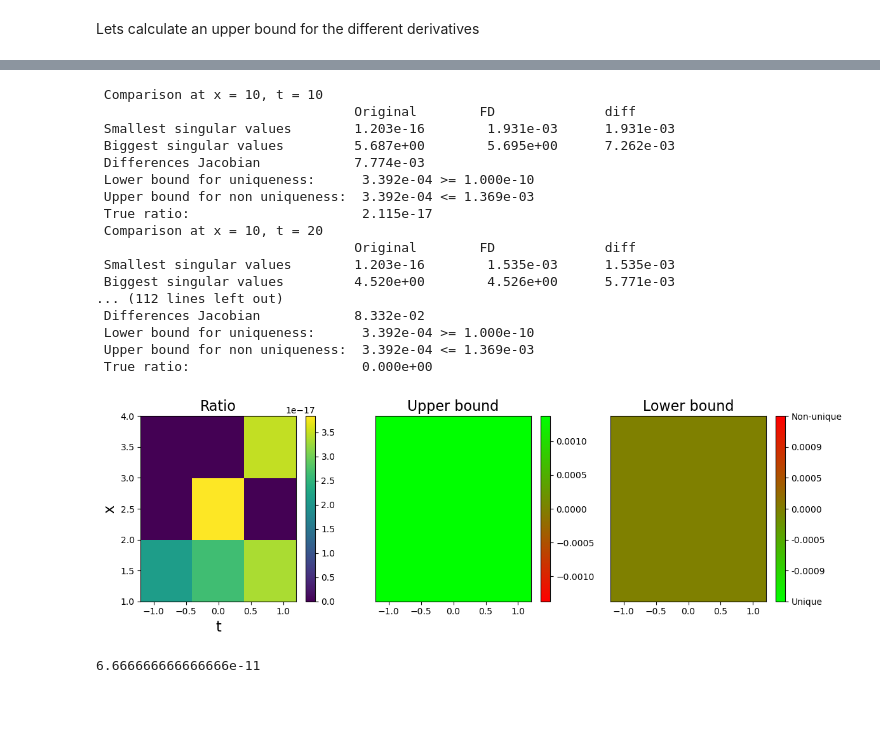
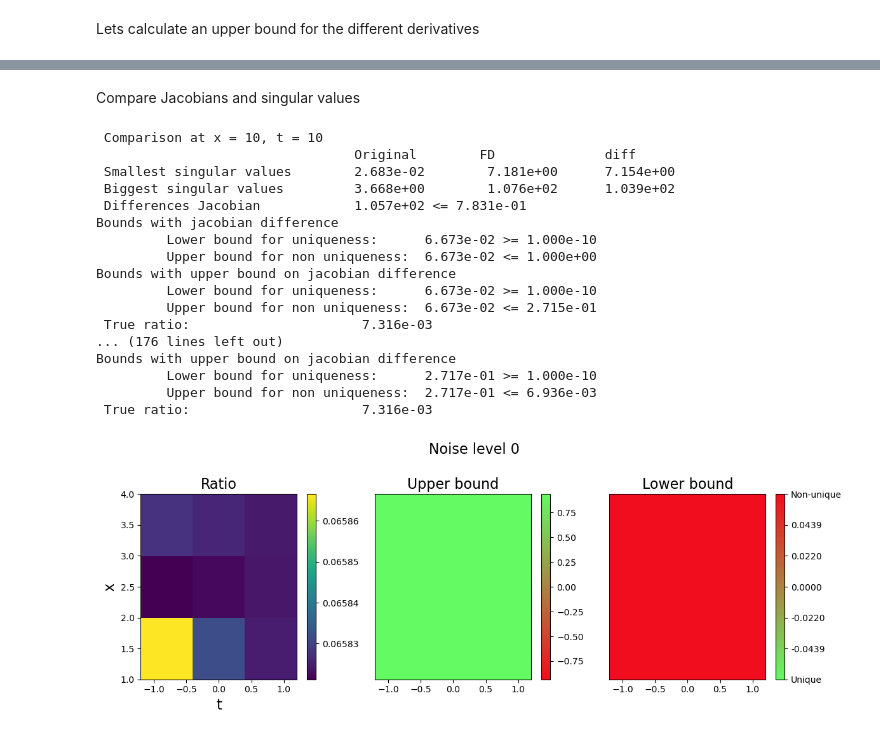
Before and after one commit to HillaryHauger/robust-identifiability-symbolic-recovery, a Jupyter notebook: Noise Analysis/JRC_analysis.ipynb, the cells around one changed output, grey strips where cells are left out. Drawn from its saved outputs; the diff is of its cells as text; code cells hidden in the pictures; blank space fills up the shorter version.

Commit message:
Added first noise analysis and error boundsounds on the jacobian for an easy example

```diff
--- a/Noise Analysis/JRC_analysis.ipynb
+++ b/Noise Analysis/JRC_analysis.ipynb
@@ -108,5 +250,17 @@ print(f" |utx_fd - utx|\t= {np.linalg.norm(utx_fd-utx):.3e} <= {bound_utx:.3e}")
+# %% [markdown]
+Compare Jacobians and singular values
+# %%
+def get_upper_bound_jacobian(eps,fd_order,Cut,Cux,Cuxx,Cutx,dt,dx,Cxi=1.0):
+
+    bound_ut = upper_bound_central_differences(eps,fd_order,order_derivative=1,Cu=Cut,Cxi=Cxi,h=dt)
+    bound_ux = upper_bound_central_differences(eps,fd_order,order_derivative=1,Cu=Cux,Cxi=Cxi,h=dx)
+    bound_uxx = upper_bound_central_differences(eps,fd_order,order_derivative=2,Cu=Cuxx,Cxi=Cxi,h=dx)
+    bound_utx = upper_bound_central_differences(bound_ut,fd_order,order_derivative=1,Cu=Cutx,Cxi=Cxi,h=dx)
+
+    upper_bound = np.sqrt(bound_ut**2+bound_ux**2 + bound_uxx**2+bound_utx**2)
+
+    return upper_bound
 # %%
-#Compare Jacobians and singular values
 space_range = int(len(x)/10-1)
 time_range = int(len(x)/10-1)
 
@@ -133,11 +287,18 @@ for i in range(space_range):
         svs[i,j] = sv_min/sv_max
         svs_fd[i,j] =sv_min_fd/sv_max_fd
         jacobian_diff=np.linalg.norm(jacobian_fd -jacobian)
+        upper_bound_jacobian = get_upper_bound_jacobian(1e-16,fd_order,infinity_norm(a**(fd_order+1)*u),
+                                                        infinity_norm(u),infinity_norm(u),infinity_norm(ut),dt,dx)
+
+
         C1=sv_max
         C=sv_max
         C2=1e-4
         lower_bound = lower_bound_nonsingular_matrix(C1,C2,jacobian_diff)
         upper_bound = upper_bound_singular_matrix(C,jacobian_diff)
+
+        lower_bound_nonexact = lower_bound_nonsingular_matrix(C1,C2,upper_bound_jacobian)
+        upper_bound_nonexact = upper_bound_singular_matrix(C,upper_bound_jacobian)
 
         lower_bounds[i,j]=lower_bound
         upper_bounds[i,j]=upper_bound
@@ -146,34 +307,38 @@ for i in range(space_range):
         print(f" \t \t \t \t Original \t FD \t \t diff")
         print(f" Smallest singular values \t {sv_min:.3e}\t  {sv_min_fd:.3e} \t {np.abs(sv_min-sv_min_fd):.3e}")
         print(f" Biggest singular values \t {sv_max:.3e}\t  {sv_max_fd:.3e} \t {np.abs(sv_max-sv_max_fd):.3e}")
-        print(f" Differences Jacobian \t \t {jacobian_diff:.3e}")
-        print(f" Lower bound for uniqueness: \t  {svs_fd[i,j]:.3e} >= {lower_bound:.3e}")
-        print(f" Upper bound for non uniqueness:  {svs_fd[i,j]:.3e} <= {upper_bound:.3e}")
+        print(f" Differences Jacobian \t \t {jacobian_diff:.3e} <= {upper_bound_jacobian:.3e}")
+        print(" Bounds with jacobian difference")
+        print(f" \t Lower bound for uniqueness: \t  {svs_fd[i,j]:.3e} >= {lower_bound:.3e}")
+        print(f" \t Upper bound for non uniqueness:  {svs_fd[i,j]:.3e} <= {upper_bound:.3e}")
+        print(" Bounds with upper bound on jacobian difference")
+        print(f" \t Lower bound for uniqueness: \t  {svs_fd[i,j]:.3e} >= {lower_bound_nonexact:.3e}")
+        print(f" \t Upper bound for non uniqueness:  {svs_fd[i,j]:.3e} <= {upper_bound_nonexact:.3e}")
         print(f" True ratio: \t  \t \t  {svs[i,j]:.3e} ")
 # %% [output]
  Comparison at x = 10, t = 10
                                  Original        FD              diff
- Smallest singular values        1.203e-16        1.931e-03      1.931e-03
- Biggest singular values         5.687e+00        5.695e+00      7.262e-03
- Differences Jacobian            7.774e-03
- Lower bound for uniqueness:      3.392e-04 >= 1.000e-10
- Upper bound for non uniqueness:  3.392e-04 <= 1.369e-03
- True ratio:                      2.115e-17
- Comparison at x = 10, t = 20
-                                 Original        FD              diff
- Smallest singular values        1.203e-16        1.535e-03      1.535e-03
- Biggest singular values         4.520e+00        4.526e+00      5.771e-03
-... (112 lines left out)
- Differences Jacobian            8.332e-02
- Lower bound for uniqueness:      3.392e-04 >= 1.000e-10
- Upper bound for non uniqueness:  3.392e-04 <= 1.369e-03
- True ratio:                      0.000e+00
+ Smallest singular values        2.683e-02        7.181e+00      7.154e+00
+ Biggest singular values         3.668e+00        1.076e+02      1.039e+02
+ Differences Jacobian            1.057e+02 <= 7.831e-01
+Bounds with jacobian difference
+         Lower bound for uniqueness:      6.673e-02 >= 1.000e-10
+         Upper bound for non uniqueness:  6.673e-02 <= 1.000e+00
+Bounds with upper bound on jacobian difference
+         Lower bound for uniqueness:      6.673e-02 >= 1.000e-10
+         Upper bound for non uniqueness:  6.673e-02 <= 2.715e-01
+ True ratio:                      7.316e-03
+... (176 lines left out)
+Bounds with upper bound on jacobian difference
+         Lower bound for uniqueness:      2.717e-01 >= 1.000e-10
+         Upper bound for non uniqueness:  2.717e-01 <= 6.936e-03
+ True ratio:                      7.316e-03
 # %%
 from matplotlib.colors import LinearSegmentedColormap
-colors = [(0, 1, 0),(1, 0, 0)]  # green to red
-cmap_green_red = LinearSegmentedColormap.from_list('RedGreen', colors, N=256)
-colors = [(1, 0, 0),(0, 1, 0)]  # green to red
-cmap_red_green = LinearSegmentedColormap.from_list('GreenRed', colors, N=256)
+green=(100/255,250/255,100/255)#(0,1,0)
+red=(241/255,13/255,30/255)
+cmap_green_red = LinearSegmentedColormap.from_list('RedGreen', [green,red], N=256)
+cmap_red_green = LinearSegmentedColormap.from_list('GreenRed', [red,green], N=256)
 # %%
 t_grid, x_grid = (np.arange(time_range) * 10 + 10) / len(t) * (t[len(t)-1] - t[0]) + t[0], (np.arange(space_range) * 10 + 10) / len(x) * (x[len(x)-1] - x[0]) + x[0]
 # Plot derivative results
@@ -181,38 +346,35 @@ subtitle_size=16
 tickssize=16
 order=fd_order
 fig, axes = plt.subplots(1,3, figsize=(12,4))
-#plt.suptitle(f'{order}nd order finite differences', fontsize=subtitle_size)
+plt.suptitle(f'Noise level 0', fontsize=subtitle_size,y=1.1)
 
 #Plot the ratios
 c = axes[0].pcolor(t_grid, x_grid, svs)
 axes[0].set_title('Ratio', fontsize=tickssize)
 axes[0].set_ylabel('x', fontsize=tickssize)
 axes[0].set_xlabel('t', fontsize=tickssize)
 fig.colorbar(c, ax=axes[0])
 
 upper_minus_svs = upper_bounds - svs
 lower_minus_svs = svs-lower_bounds
-max_svs= max(np.max(np.abs(upper_minus_svs)),np.max(np.abs(lower_minus_svs)))
+max_svs= np.max(np.abs(upper_minus_svs))
 #Plot difference to upper bound
 
 axes[1].set_title('Upper bound', fontsize=tickssize)
 c=axes[1].pcolor(t_grid, x_grid, upper_minus_svs,cmap=cmap_red_green,vmin=-max_svs, vmax=max_svs)
 axes[1].set_yticks([])
 fig.colorbar(c, ax=axes[1])
 
 #Plot difference to lower bound
 lower_minus_svs = svs-lower_bounds
+max_svs= np.max(np.abs(lower_minus_svs))
 axes[2].set_title('Lower bound', fontsize=tickssize)
 c = axes[2].pcolor(t_grid, x_grid, lower_minus_svs, cmap=cmap_green_red, vmin=-max_svs, vmax=max_svs)
 axes[2].set_yticks([])
 cb = fig.colorbar(c, ax=axes[2])
 ticks=np.linspace(-max_svs, max_svs,7)
 cb.set_ticks(ticks)
 cb.set_ticklabels(['Unique', f'{ticks[1]:.4f}',f'{ticks[2]:.4f}',f'{ticks[3]:.4f}', f'{ticks[4]:.4f}', f'{ticks[5]:.4f}', 'Non-unique'])
 plt.tight_layout()
 # %% [output]
-[figure, old version]
+[figure, new version]
-# %%
-ticks[5]
-# %% [output]
-6.666666666666666e-11
```
Also changed, not shown: parts of 22 cells of this notebook, 2 other files.
